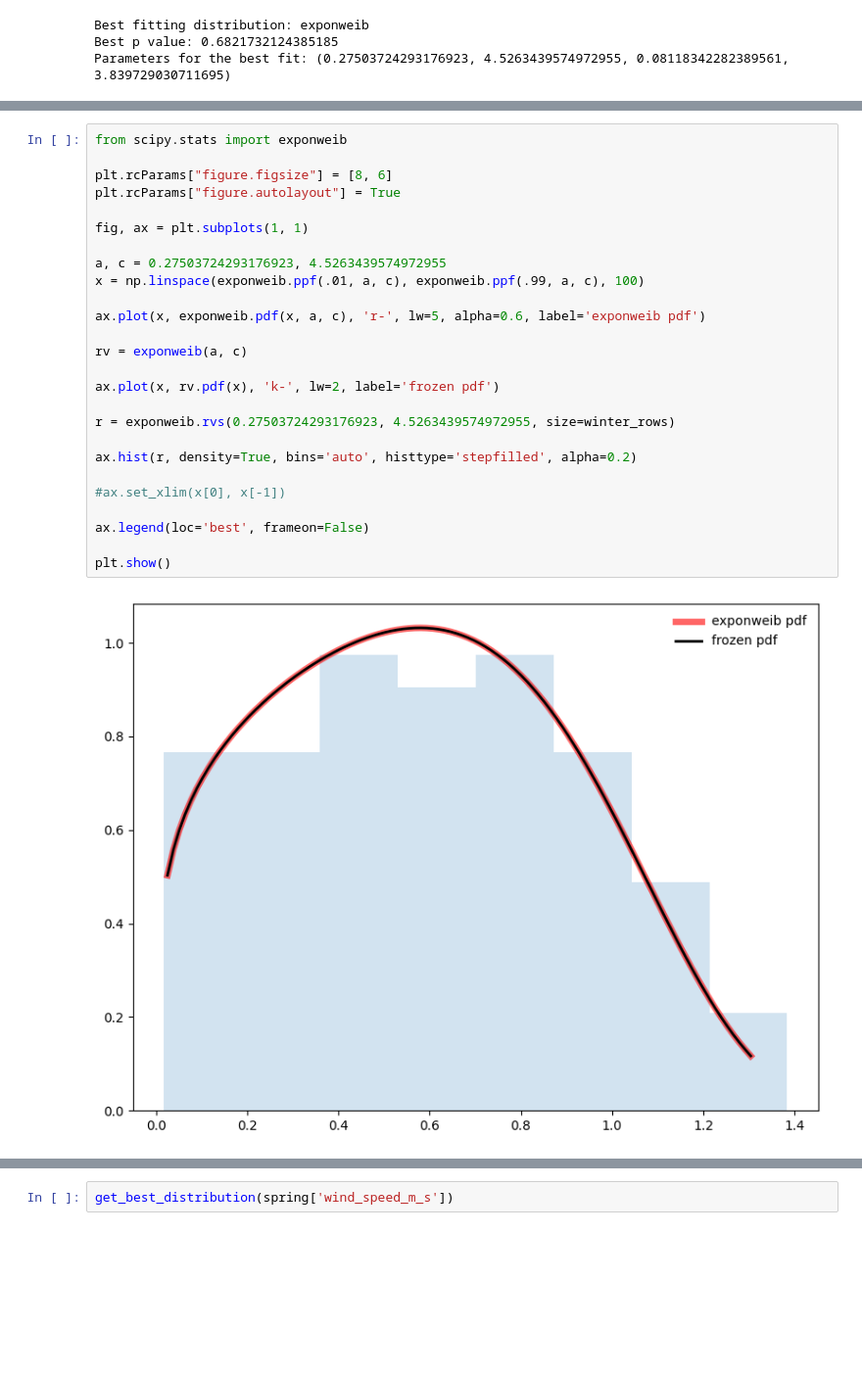
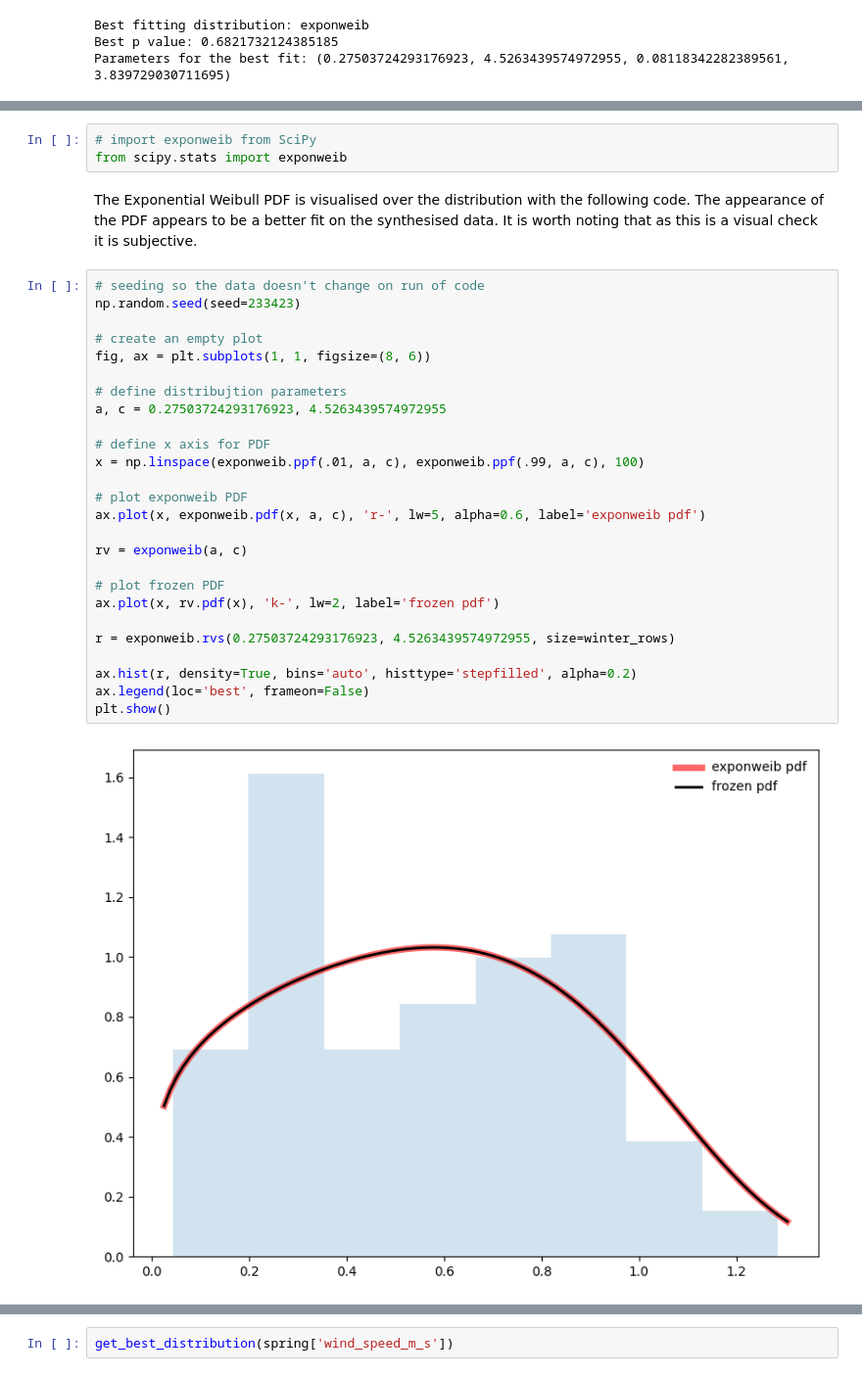
Before and after one commit to humphs078/ProgrammingforDataAnalysisAssignment_1, a Jupyter notebook: submission_notebook.ipynb, the cells around one changed output, grey strips where cells are left out. Shown at 98% size. Cells and saved outputs as stored; diff of their text form; blank space fills up the shorter version.

```diff
--- a/submission_notebook.ipynb
+++ b/submission_notebook.ipynb
@@ -460,28 +479,33 @@ The density can be plotted over the distribution with the following code:
+# %%
+# import exponweib from SciPy
+from scipy.stats import exponweib
+# %% [markdown]
+The Exponential Weibull PDF is visualised over the distribution with the following code. The appearance of the PDF appears to be a better fit on the synthesised data. It is worth noting that as this is a visual check it is subjective.
 # %%
-from scipy.stats import exponweib
+# seeding so the data doesn't change on run of code
+np.random.seed(seed=233423)
 
-plt.rcParams["figure.figsize"] = [8, 6]
-plt.rcParams["figure.autolayout"] = True
+# create an empty plot
+fig, ax = plt.subplots(1, 1, figsize=(8, 6))
 
-fig, ax = plt.subplots(1, 1)
+# define distribujtion parameters
+a, c = 0.27503724293176923, 4.5263439574972955
 
-a, c = 0.27503724293176923, 4.5263439574972955
+# define x axis for PDF
 x = np.linspace(exponweib.ppf(.01, a, c), exponweib.ppf(.99, a, c), 100)
 
+# plot exponweib PDF
 ax.plot(x, exponweib.pdf(x, a, c), 'r-', lw=5, alpha=0.6, label='exponweib pdf')
 
 rv = exponweib(a, c)
 
+# plot frozen PDF
 ax.plot(x, rv.pdf(x), 'k-', lw=2, label='frozen pdf')
 
 r = exponweib.rvs(0.27503724293176923, 4.5263439574972955, size=winter_rows)
 
 ax.hist(r, density=True, bins='auto', histtype='stepfilled', alpha=0.2)
-
-#ax.set_xlim(x[0], x[-1])
-
 ax.legend(loc='best', frameon=False)
-
 plt.show()
 # %% [output]
-[figure, old version]
+[figure, new version]
```
Also changed, not shown: parts of 43 cells of this notebook.
